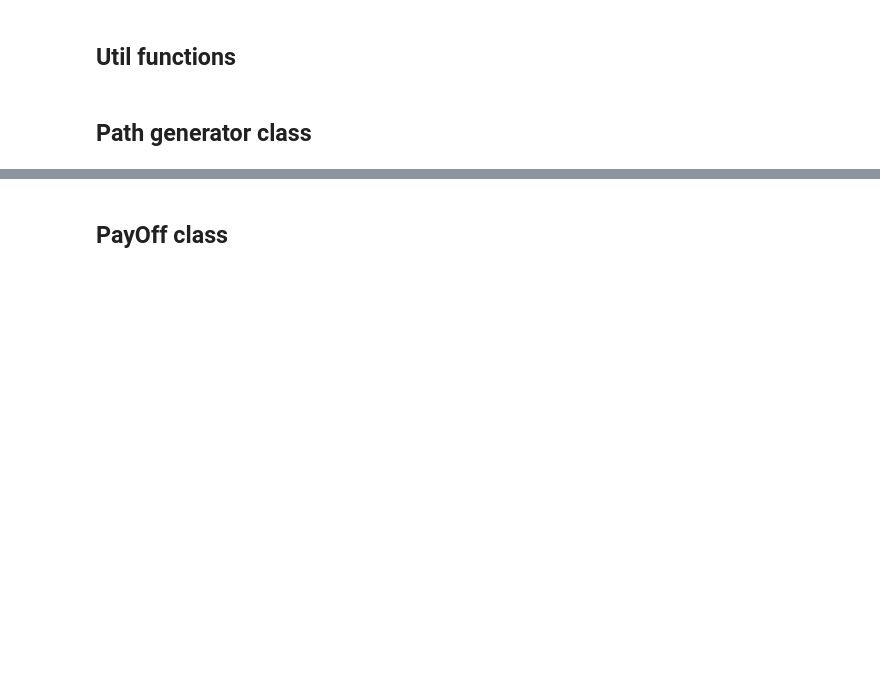
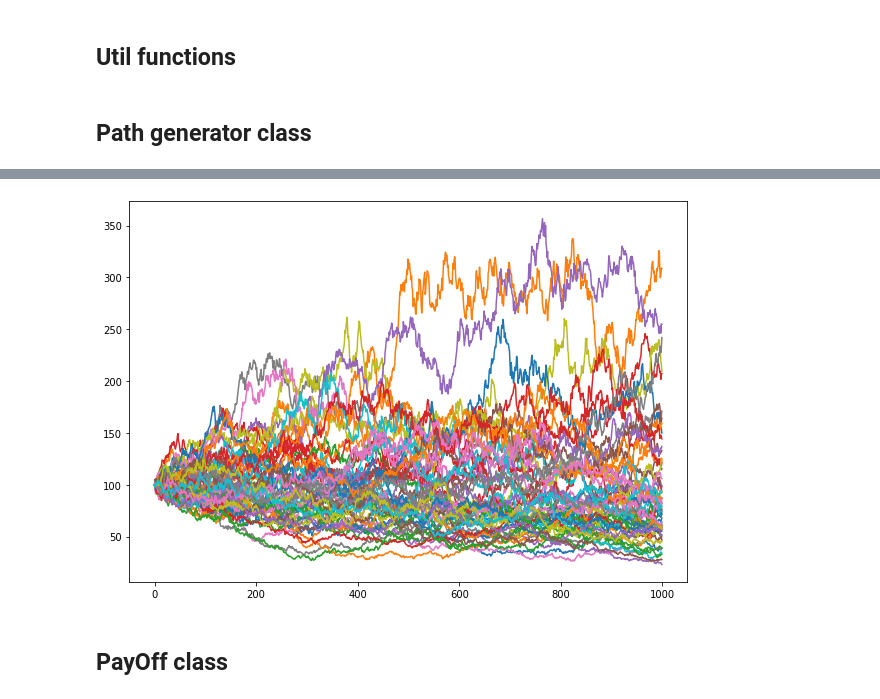
Before and after one commit to Max-Ded/computing-finance, a Jupyter notebook: simulation-for-finance/coursework-notebook.ipynb, the cells around one changed output, grey strips where cells are left out. Saved outputs shown, nothing was run; the diff lists cells and outputs as text; code cells hidden in the pictures; blank space fills up the shorter version.

```diff
--- a/simulation-for-finance/coursework-notebook.ipynb
+++ b/simulation-for-finance/coursework-notebook.ipynb
@@ -55,7 +59,9 @@ def price_move_Heston(S:np.ndarray,v:np.ndarray,dt:float,r:float,kappa:float,the
     dvt = kappa*(theta-v) * dt + vol_of_vol * np.sqrt(v) * dbt
     v = v + dvt
 
-    return S + r*S * dt + S * np.sqrt(v) * dwt,v
+    dSt = r*S * dt + S * np.sqrt(v) * dwt
+
+    return S + dSt,v
 # %%
 class PathGenerator:
   """
@@ -119,3 +132,17 @@ plot_path(path_gen.generate_path(60,100),scale=1.5)
+# %%
+S0 = 100
+r = 0.05
+T = 1
+sigma = 0.4
+kappa = 1.5
+theta = 0.5
+vol_of_vol = 0.3
+rho = 0.1
+
+path_generator = PathGenerator(S0,r,T,sigma,price_move_function = price_move_Heston,price_move_function_args={"r":r,"kappa":kappa,"vol_of_vol":vol_of_vol,"theta":theta,"rho":rho})
+plot_path(path_generator.generate_path(n_paths = 60,n_steps = 1000),scale=1.5)
+# %% [output]
+[figure, added]
 # %% [markdown]
 ## PayOff class
 # %% [markdown]
```
Also changed, not shown: parts of 22 cells of this notebook.
